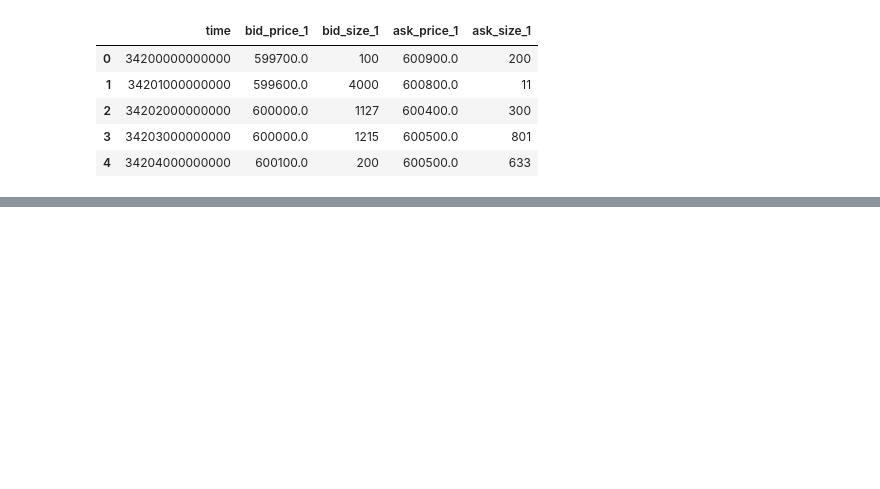
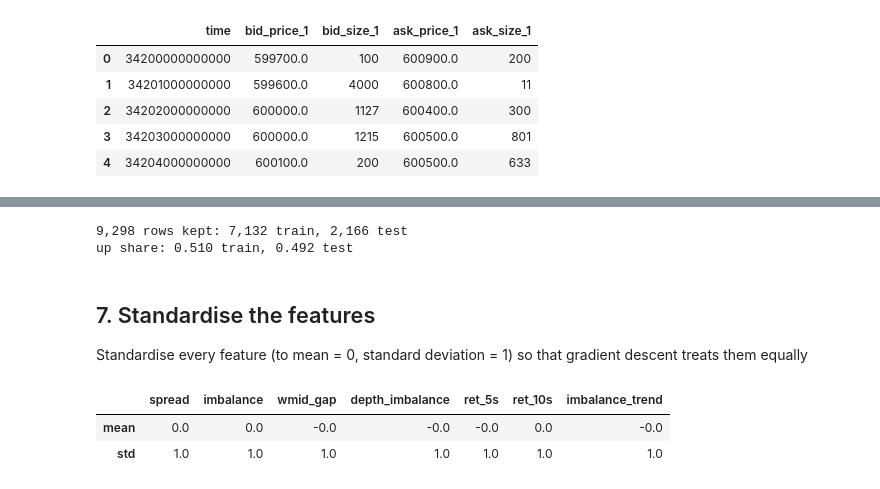
Before and after one commit to aaronrose227/Learning-ML-with-L3-Data, a Jupyter notebook: logistic_regression.ipynb, the cells around one changed output, grey strips where cells are left out. Saved outputs shown, nothing was run; the diff lists cells and outputs as text; code cells hidden in the pictures; blank space fills up the shorter version.

```diff
--- a/logistic_regression.ipynb
+++ b/logistic_regression.ipynb
@@ -109,0 +171,39 @@ features = pd.DataFrame(index = book_grid.index)
+# %%
+SPLIT = pd.Timedelta('14:00:00').value          # Train before this time, test after
+
+keep = features.notna().all(axis = 1) & direction.notna() & (direction !=0)
+
+X = features[keep]
+y = (direction[keep] > 0).astype(float)         # 1 up, 0 down
+time = book_grid['time'][keep]
+
+
+train = time < SPLIT - HORIZON * STEP           # Stop short of the split to avoid lookahead bias
+test = time >= SPLIT
+
+
+assert not (train & test).any()                 # No overlap between train and test
+print(f'{len(X):,} rows kept: {train.sum():,} train, {test.sum():,} test')
+print(f'up share: {y[train].mean():.3f} train, {y[test].mean():.3f} test')
+# %% [output]
+9,298 rows kept: 7,132 train, 2,166 test
+up share: 0.510 train, 0.492 test
+# %% [markdown]
+## 7. Standardise the features
+
+Standardise every feature (to mean = 0, standard deviation = 1) so that gradient descent treats them equally
+# %%
+mean = X[train].mean()
+std = X[train].std()
+
+X_train = (X[train] - mean) / std
+X_test = (X[test] - mean) / std
+
+y_train = y[train]
+y_test = y[test]
+
+X_train.describe().loc[['mean', 'std']].round(2)
+# %% [output]
+|  | spread | imbalance | wmid_gap | depth_imbalance | ret_5s | ret_10s | imbalance_trend |
+| mean | 0.0 | 0.0 | -0.0 | -0.0 | -0.0 | 0.0 | -0.0 |
+| std | 1.0 | 1.0 | 1.0 | 1.0 | 1.0 | 1.0 | 1.0 |
```
Also changed, not shown: parts of 13 cells of this notebook.
